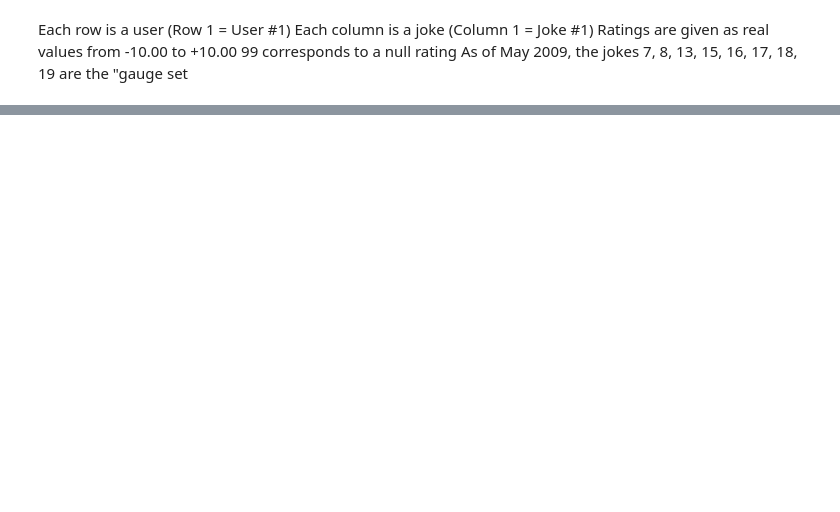
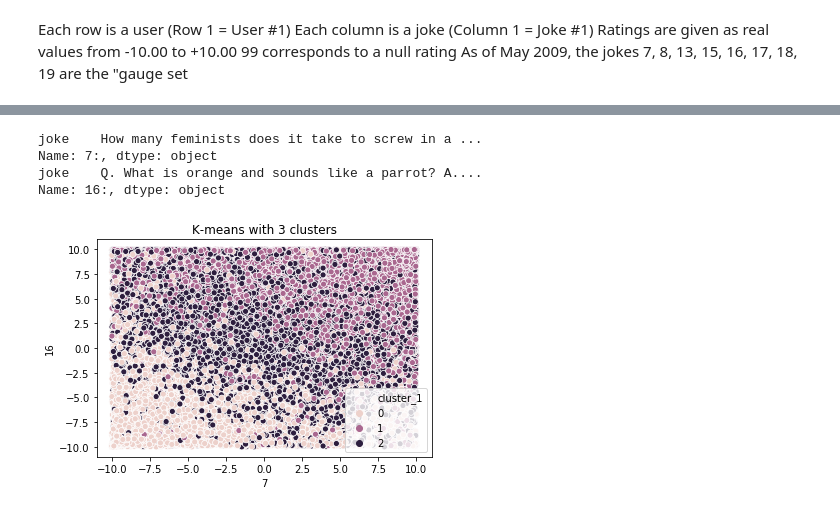
Before and after one commit to JahouNyan/DDL_Ex, a Jupyter notebook: Assignments/Assignment_4/Assignment_4.ipynb, the cells around one changed output, grey strips where cells are left out. Drawn from its saved outputs; the diff is of its cells as text; code cells hidden in the pictures; blank space fills up the shorter version.

```diff
--- a/Assignments/Assignment_4/Assignment_4.ipynb
+++ b/Assignments/Assignment_4/Assignment_4.ipynb
@@ -81,0 +67,5 @@ Name: 0, Length: 50692, dtype: int64
+# %%
+#create a subset of the ratings matrix containing the gauge set items (jokes 7, 8, 13, 15, 16, 17, 18, 19 )
+guage = ratings[[7,8,13,15,16, 17,18,19]]
+guage = guage.dropna()
+guage.head()
@@ -81,0 +79,9 @@ Name: 0, Length: 50692, dtype: int64
+# %%
+#Using a dataframe with only the columns that contain no missing values, perform a k-means clustering on users
+#Investigate the clusters and try to give an interpretation with the joke texts: what type of user are they?
+
+km = KMeans(n_clusters=3) #create a new k-means model with 3 clusters
+X = guage #get the X variables from the dataframe
+km = km.fit(X) #calculate the cluster centers
+guage['cluster_1'] = km.predict(X) #predict the clusters of each observation and store in the dataframe
+guage.head()
@@ -81,0 +95,16 @@ Name: 0, Length: 50692, dtype: int64
+# %%
+# comparing jokes 7 and 16 in the clusters
+print (jokes.iloc[6])
+print (jokes.iloc[15])
+# %% [output]
+joke    How many feminists does it take to screw in a ...
+Name: 7:, dtype: object
+joke    Q. What is orange and sounds like a parrot? A....
+Name: 16:, dtype: object
+# %%
+#plot with 3 clusters
+sns. scatterplot(x = 7, y =16, hue= "cluster_1", data = guage)
+plt.title('K-means with 3 clusters')
+plt.show()
+# %% [output]
+[figure, added]
```
Also changed, not shown: parts of 22 cells of this notebook.
